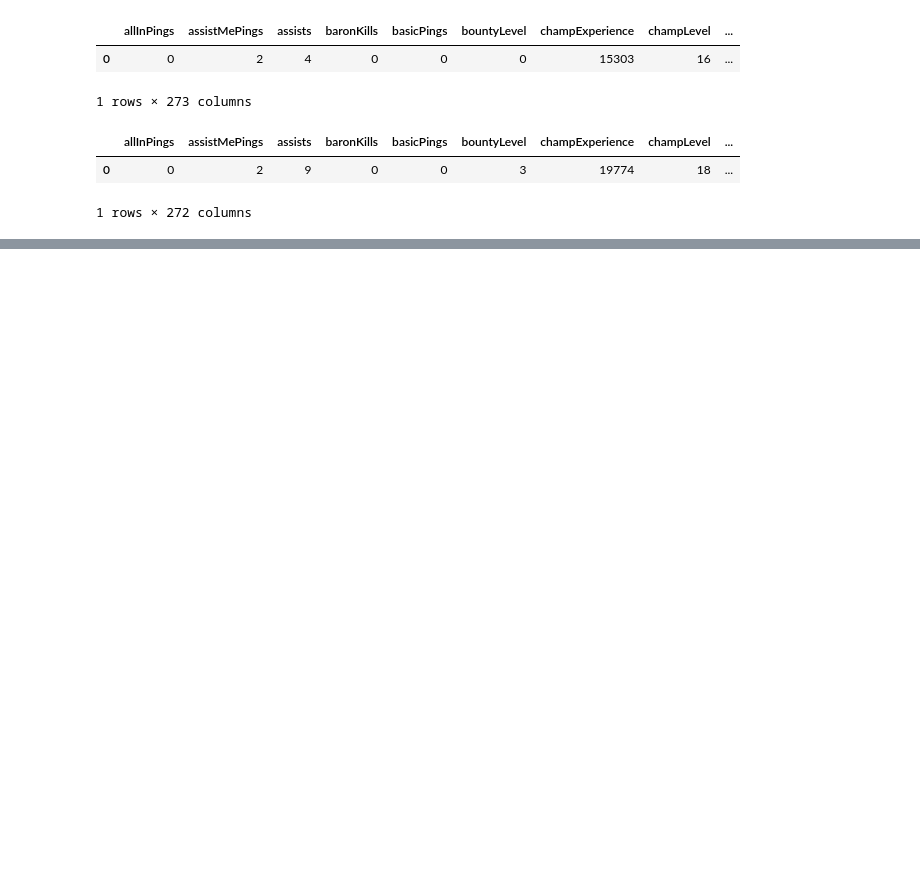
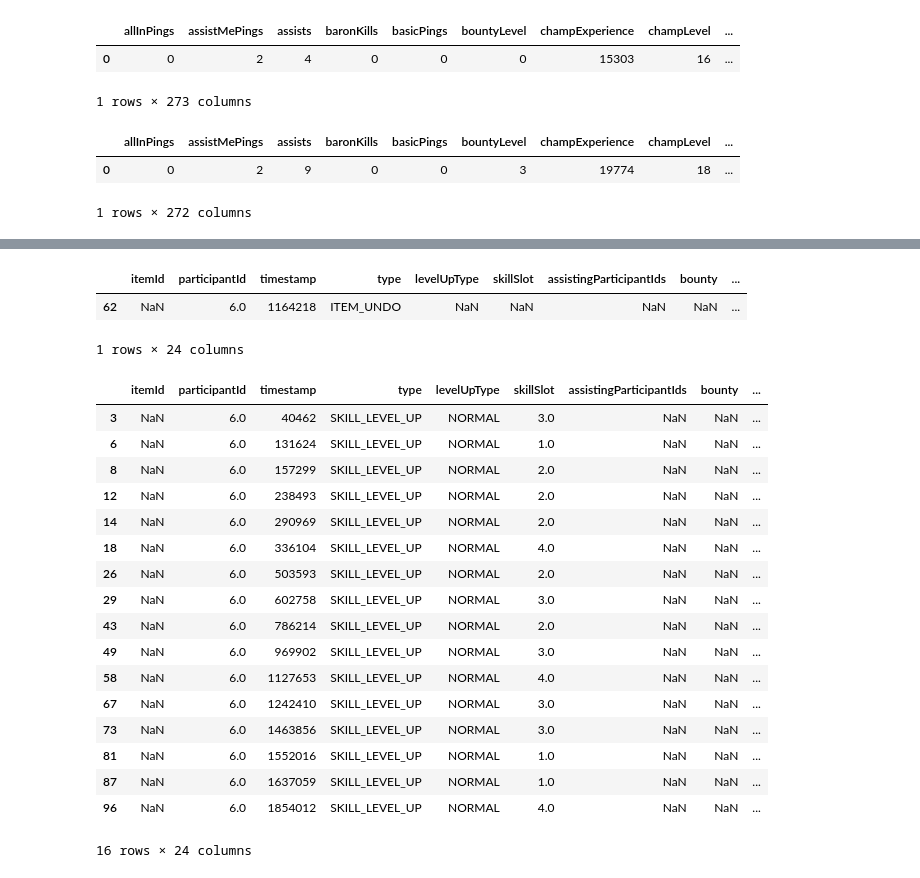
Before and after one commit to mjmagno/Solo-Queue-Data, a Jupyter notebook: PandasTest/pandastest1.ipynb, the cells around one changed output, grey strips where cells are left out. Saved outputs shown, nothing was run; the diff lists cells and outputs as text; code cells hidden in the pictures; blank space fills up the shorter version.

Commit message:
Worked with event data today, created a method to extract events associated with a certain participant

```diff
--- a/PandasTest/pandastest1.ipynb
+++ b/PandasTest/pandastest1.ipynb
@@ -72,3 +66,9 @@ opponent_df.head()
 |  | allInPings | assistMePings | assists | baronKills | basicPings | bountyLevel | champExperience | champLevel | ... |
 | 0 | 0 | 2 | 9 | 0 | 0 | 3 | 19774 | 18 | ... |
 1 rows × 272 columns
+# %%
+event_data = []
+for frame in data['info']['frames']:
+    for event in frame['events']:
+        event_data.append(event)
+df = pd.DataFrame(event_data)
@@ -74,0 +94,25 @@ opponent_df.head()
+# %%
+# Get all events associated with a particular puuid
+def getEvents(part_number):
+    events = []
+    # Loop through each frame
+    for frame in data['info']['frames']:
+        for event in frame['events']:
+            if 'participantId' in event and event['participantId'] == part_number:
+                events.append(event)
+
+            elif 'assistingParticipantIds' in event and part_number in event['assistingParticipantIds']:
+                events.append(event)
+
+            elif 'killerId' in event and part_number == event['killerId']:
+                events.append(event)
+
+            elif 'victimId' in event and part_number == event['victimId']:
+                events.append(event)
+
+
+    # Convert the list of frame data to a DataFrame
+    return pd.DataFrame(events)
+# %%
+player_events = getEvents(part_number)
+player_events.head()
@@ -74,0 +127,27 @@ opponent_df.head()
+# %%
+player_events[player_events['goldGain'].notna()]
+# %% [output]
+|  | itemId | participantId | timestamp | type | levelUpType | skillSlot | assistingParticipantIds | bounty | ... |
+| 62 | NaN | 6.0 | 1164218 | ITEM_UNDO | NaN | NaN | NaN | NaN | ... |
+1 rows × 24 columns
+# %%
+player_events[player_events['levelUpType'].notna()]
+# %% [output]
+|  | itemId | participantId | timestamp | type | levelUpType | skillSlot | assistingParticipantIds | bounty | ... |
+| 3 | NaN | 6.0 | 40462 | SKILL_LEVEL_UP | NORMAL | 3.0 | NaN | NaN | ... |
+| 6 | NaN | 6.0 | 131624 | SKILL_LEVEL_UP | NORMAL | 1.0 | NaN | NaN | ... |
+| 8 | NaN | 6.0 | 157299 | SKILL_LEVEL_UP | NORMAL | 2.0 | NaN | NaN | ... |
+| 12 | NaN | 6.0 | 238493 | SKILL_LEVEL_UP | NORMAL | 2.0 | NaN | NaN | ... |
+| 14 | NaN | 6.0 | 290969 | SKILL_LEVEL_UP | NORMAL | 2.0 | NaN | NaN | ... |
+| 18 | NaN | 6.0 | 336104 | SKILL_LEVEL_UP | NORMAL | 4.0 | NaN | NaN | ... |
+| 26 | NaN | 6.0 | 503593 | SKILL_LEVEL_UP | NORMAL | 2.0 | NaN | NaN | ... |
+| 29 | NaN | 6.0 | 602758 | SKILL_LEVEL_UP | NORMAL | 3.0 | NaN | NaN | ... |
+| 43 | NaN | 6.0 | 786214 | SKILL_LEVEL_UP | NORMAL | 2.0 | NaN | NaN | ... |
+| 49 | NaN | 6.0 | 969902 | SKILL_LEVEL_UP | NORMAL | 3.0 | NaN | NaN | ... |
+| 58 | NaN | 6.0 | 1127653 | SKILL_LEVEL_UP | NORMAL | 4.0 | NaN | NaN | ... |
+| 67 | NaN | 6.0 | 1242410 | SKILL_LEVEL_UP | NORMAL | 3.0 | NaN | NaN | ... |
+| 73 | NaN | 6.0 | 1463856 | SKILL_LEVEL_UP | NORMAL | 3.0 | NaN | NaN | ... |
+| 81 | NaN | 6.0 | 1552016 | SKILL_LEVEL_UP | NORMAL | 1.0 | NaN | NaN | ... |
+| 87 | NaN | 6.0 | 1637059 | SKILL_LEVEL_UP | NORMAL | 1.0 | NaN | NaN | ... |
+| 96 | NaN | 6.0 | 1854012 | SKILL_LEVEL_UP | NORMAL | 4.0 | NaN | NaN | ... |
+16 rows × 24 columns
```
Also changed, not shown: parts of 8 cells of this notebook.
